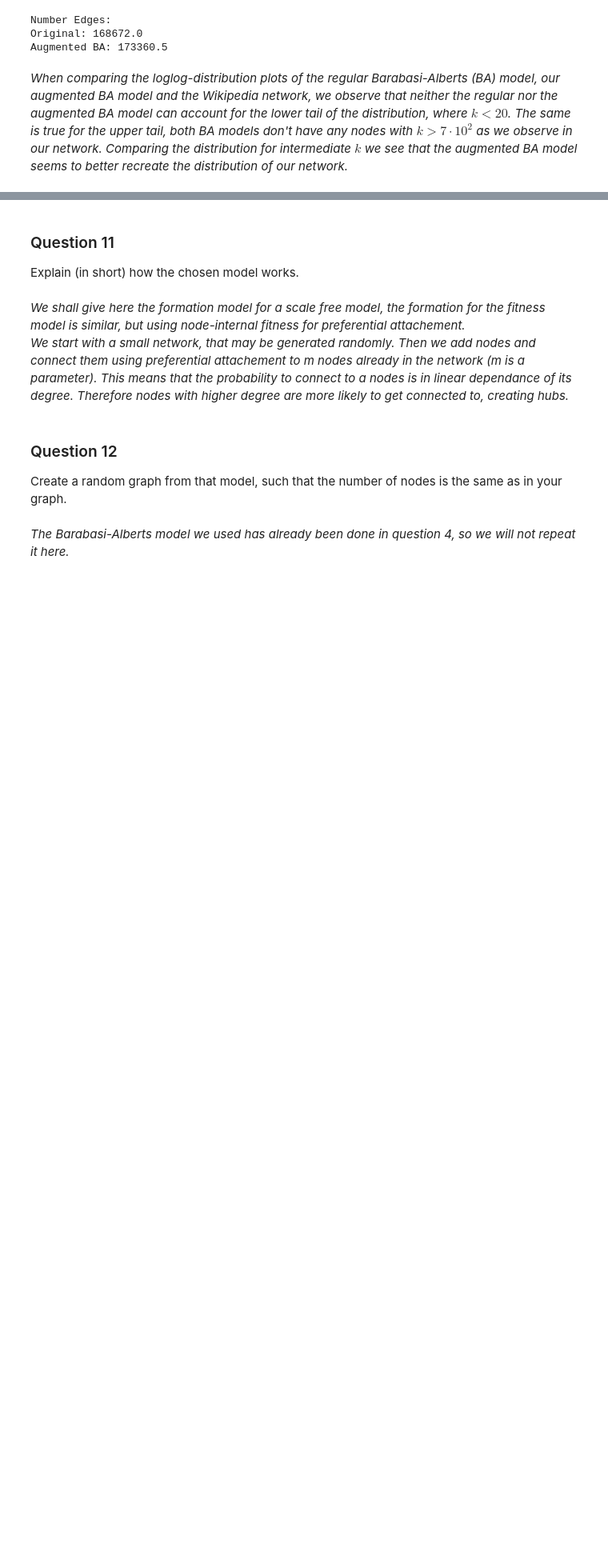
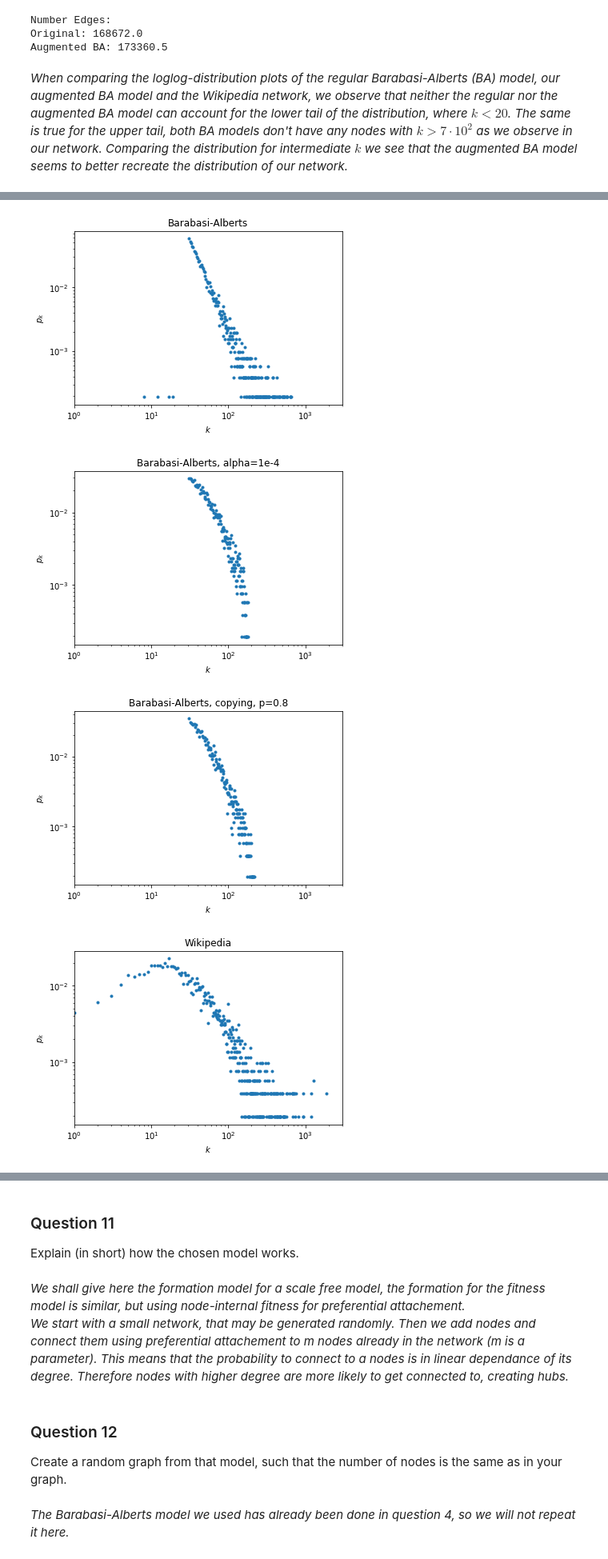
Before and after one commit to mattminder/ntds_24, a Jupyter notebook: Milestone_2/2_network_models.ipynb, the cells around one changed output, grey strips where cells are left out. Shown at 80% size. Drawn from its saved outputs; the diff is of its cells as text; code cells hidden in the pictures; blank space fills up the shorter version.

Commit message:
Added copying model and alpha model

```diff
--- a/Milestone_2/2_network_models.ipynb
+++ b/Milestone_2/2_network_models.ipynb
@@ -569,12 +568,3 @@ Original: 168672.0
 Augmented BA: 173360.5
 # %% [markdown]
 *When comparing the loglog-distribution plots of the regular Barabasi-Alberts (BA) model, our augmented BA model and the Wikipedia network, we observe that neither the regular nor the augmented BA model can account for the lower tail of the distribution, where $k<20$. The same is true for the upper tail, both BA models don't have any nodes with $k > 7 \cdot 10^2$ as we observe in our network. Comparing the distribution for intermediate $k$ we see that the augmented BA model seems to better recreate the distribution of our network.*
-# %%
-from scipy.stats import lognorm
-p = prob_degree_distribution(adjacency)
-x = np.linspace(1,p.size,num=p.size)
-param = lognorm.fit(p)
-pdf_fitted = lognorm.pdf(x,param[0], loc=param[1], scale=param[2])
-plt.loglog(x,pdf_fitted,'r-',x,p,'g.')
-plt.title('Comparison of network degree distribution and log-norml fit in log-log')
-param
@@ -610,0 +660,13 @@ array([[0, 1, 1, 1, 0, 0, 0, 0, 0],
+# %%
+bar_copying = barabasi_albert_copying_alpha(n_nodes, our_m, 42, 2*our_m, p=0.8)
+bar_alpha = barabasi_albert_copying_alpha(n_nodes, our_m, 42, 2*our_m, alpha=10**(-4))
+# %%
+plot_loglog(our_ba, "Barabasi-Alberts", xlim = [1,3*10**3])
+plot_loglog(bar_alpha, "Barabasi-Alberts, alpha=1e-4", xlim = [1,3*10**3])
+plot_loglog(bar_copying, "Barabasi-Alberts, copying, p=0.8", xlim = [1,3*10**3])
+plot_loglog(adjacency, "Wikipedia", xlim = [1,3*10**3])
+# %% [output]
+[figure, added]
+[figure, added]
+[figure, added]
+[figure, added]
```
Also changed, not shown: parts of 11 cells of this notebook.
